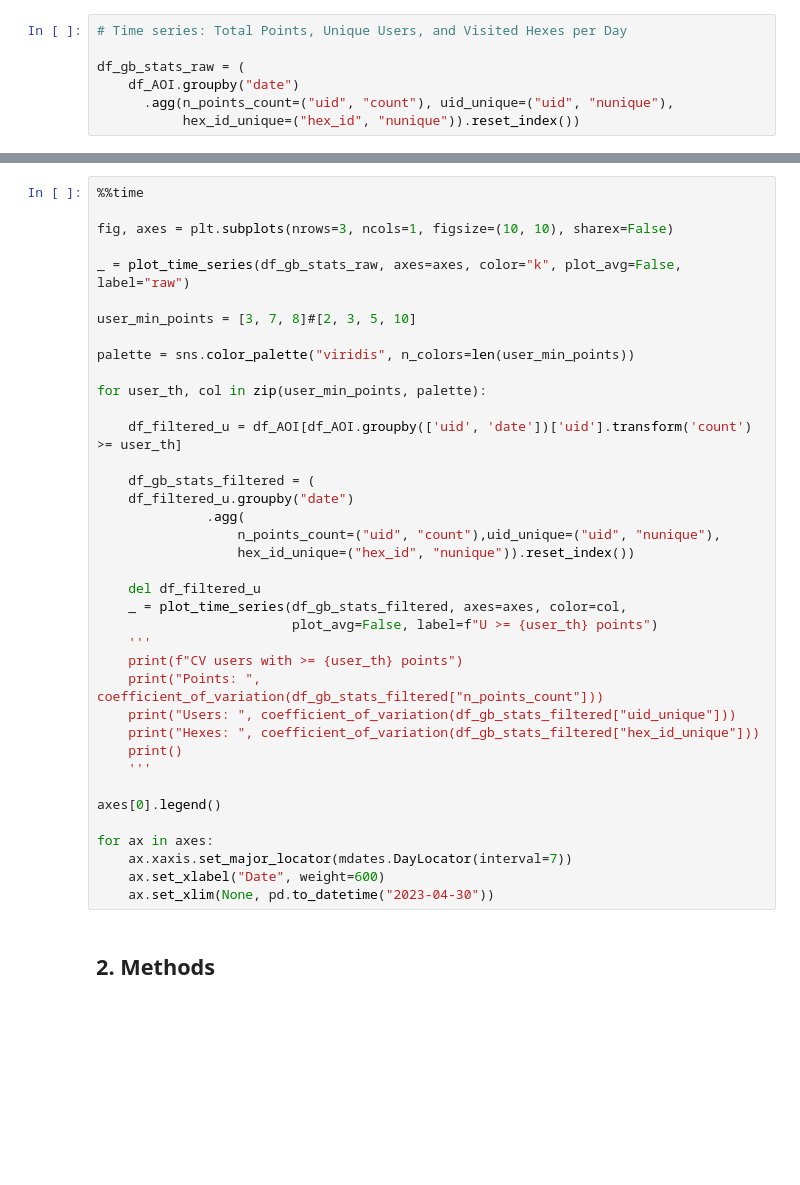
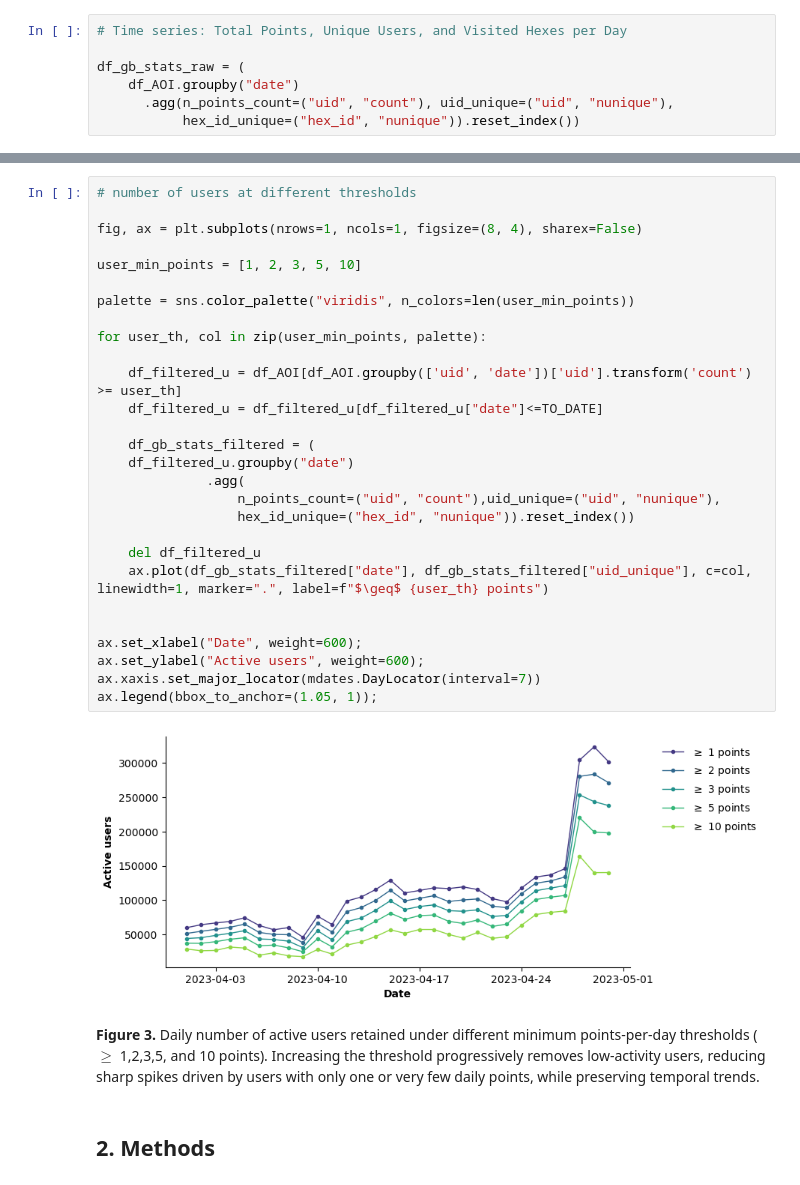
Before and after one commit to worldbank/eca-resilience, a Jupyter notebook: notebooks/Heatwaves_report.ipynb, the cells around one changed output, grey strips where cells are left out. Drawn from its saved outputs; the diff is of its cells as text; blank space fills up the shorter version.

```diff
--- a/notebooks/Heatwaves_report.ipynb
+++ b/notebooks/Heatwaves_report.ipynb
@@ -590,41 +494,35 @@ ax.set_ylabel("Density", weight=600);
 # %%
-%%time
+# number of users at different thresholds
 
-fig, axes = plt.subplots(nrows=3, ncols=1, figsize=(10, 10), sharex=False)
+fig, ax = plt.subplots(nrows=1, ncols=1, figsize=(8, 4), sharex=False)
 
-_ = plot_time_series(df_gb_stats_raw, axes=axes, color="k", plot_avg=False, label="raw")
-
-user_min_points = [3, 7, 8]#[2, 3, 5, 10]
+user_min_points = [1, 2, 3, 5, 10]
 
 palette = sns.color_palette("viridis", n_colors=len(user_min_points))
 
 for user_th, col in zip(user_min_points, palette):
 
     df_filtered_u = df_AOI[df_AOI.groupby(['uid', 'date'])['uid'].transform('count') >= user_th]
+    df_filtered_u = df_filtered_u[df_filtered_u["date"]<=TO_DATE]
 
     df_gb_stats_filtered = (
     df_filtered_u.groupby("date")
               .agg(
                   n_points_count=("uid", "count"),uid_unique=("uid", "nunique"),
                   hex_id_unique=("hex_id", "nunique")).reset_index())
 
     del df_filtered_u
-    _ = plot_time_series(df_gb_stats_filtered, axes=axes, color=col,
-                         plot_avg=False, label=f"U >= {user_th} points")
-    '''
-    print(f"CV users with >= {user_th} points")
-    print("Points: ", coefficient_of_variation(df_gb_stats_filtered["n_points_count"]))
-    print("Users: ", coefficient_of_variation(df_gb_stats_filtered["uid_unique"]))
-    print("Hexes: ", coefficient_of_variation(df_gb_stats_filtered["hex_id_unique"]))
-    print()
-    '''
+    ax.plot(df_gb_stats_filtered["date"], df_gb_stats_filtered["uid_unique"], c=col, linewidth=1, marker=".", label=f"$\geq$ {user_th} points")
 
-axes[0].legend()
 
-for ax in axes:
-    ax.xaxis.set_major_locator(mdates.DayLocator(interval=7))
-    ax.set_xlabel("Date", weight=600)
-    ax.set_xlim(None, pd.to_datetime("2023-04-30"))
+ax.set_xlabel("Date", weight=600);
+ax.set_ylabel("Active users", weight=600);
+ax.xaxis.set_major_locator(mdates.DayLocator(interval=7))
+ax.legend(bbox_to_anchor=(1.05, 1));
+# %% [output]
+[figure, added]
+# %% [markdown]
+**Figure 3.** Daily number of active users retained under different minimum points-per-day thresholds ($\geq$ 1,2,3,5, and 10 points). Increasing the threshold progressively removes low-activity users, reducing sharp spikes driven by users with only one or very few daily points, while preserving temporal trends.
 # %% [markdown]
 ## 2. Methods
 # %% [markdown]
```
Also changed, not shown: parts of 28 cells of this notebook.
